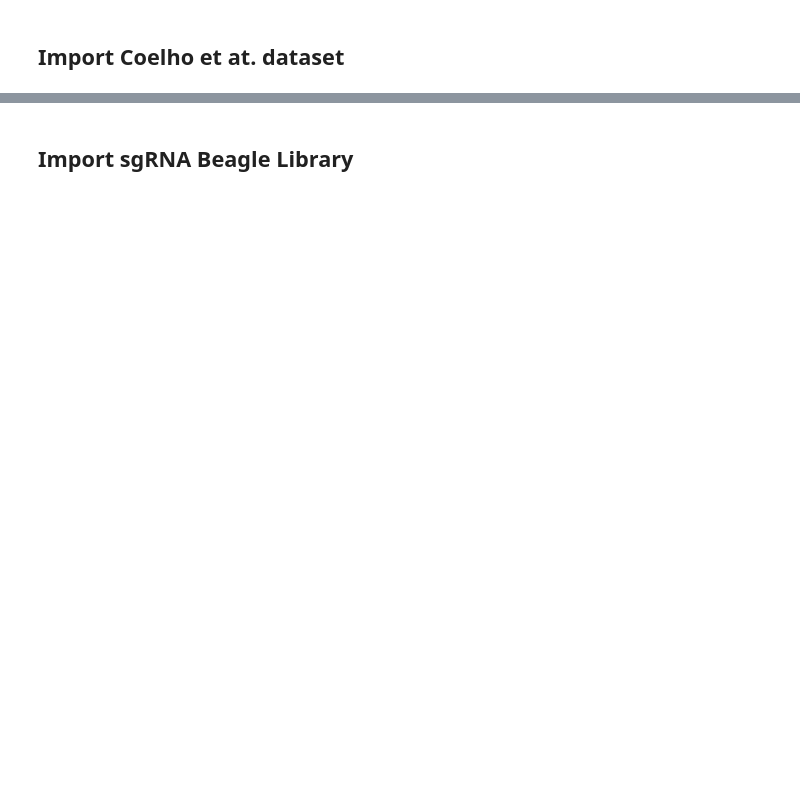
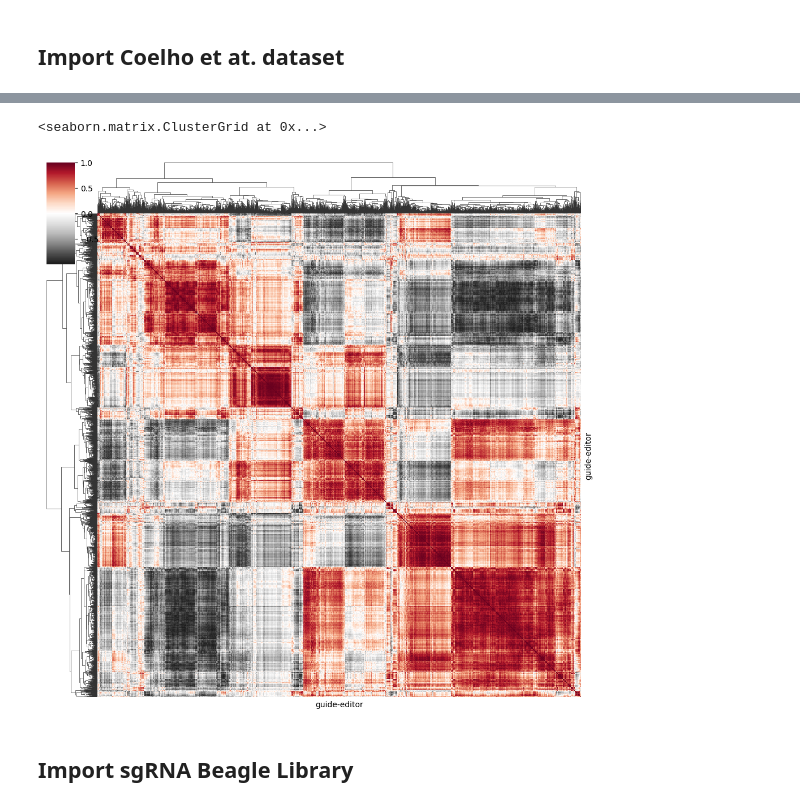
Before and after one commit to QuantitativeBiology/BECancerResistome, a Jupyter notebook: BECancerResistome/VEPexplorer.ipynb, the cells around one changed output, grey strips where cells are left out. Saved outputs shown, nothing was run; the diff lists cells and outputs as text; code cells hidden in the pictures; blank space fills up the shorter version.

```diff
--- a/BECancerResistome/VEPexplorer.ipynb
+++ b/BECancerResistome/VEPexplorer.ipynb
@@ -51,0 +87,2 @@ be_coelho.sample(15)
+# %%
+bs_fcs = be_coelho.dropna(axis=1)
@@ -52,3 +234,16 @@ be_coelho.sample(15)
+# %%
+sns.clustermap(
+    plot_df.corr(),
+    cmap="RdGy_r",
+    center=0,
+    xticklabels=False,
+    yticklabels=False,
+    dendrogram_ratio=(0.1, 0.1),
+    figsize=(10, 10),
+)
+# %% [output]
+<seaborn.matrix.ClusterGrid at 0x...>
+[figure, added]
 # %% [markdown]
 ## Import sgRNA Beagle Library
 # %%
```
Also changed, not shown: parts of 44 cells of this notebook, 2 other files.
